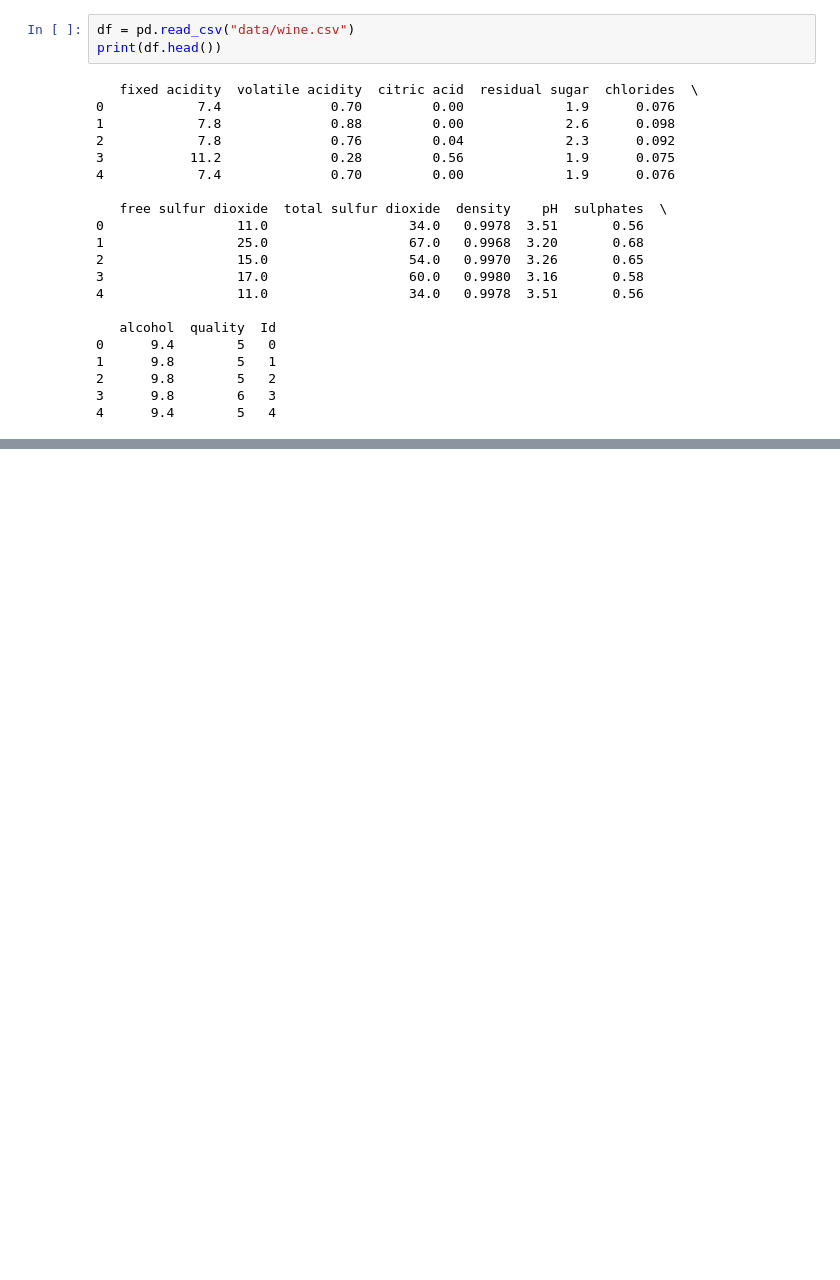
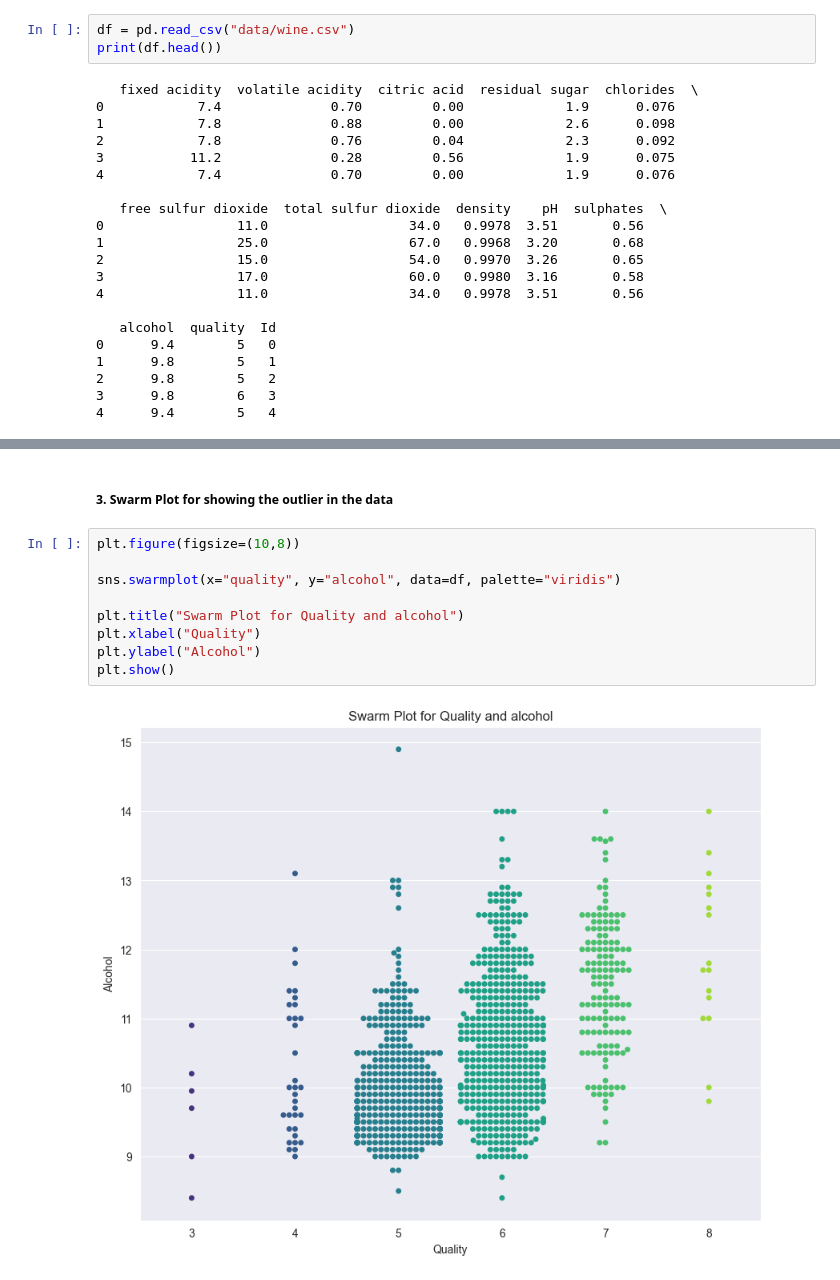
Before and after one commit to Nirajjj11/ml_learning, a Jupyter notebook: eda/eda_on_wineqt.ipynb, the cells around one changed output, grey strips where cells are left out. Saved outputs shown, nothing was run; the diff lists cells and outputs as text; blank space fills up the shorter version.

```diff
--- a/eda/eda_on_wineqt.ipynb
+++ b/eda/eda_on_wineqt.ipynb
@@ -43,0 +175,13 @@ print(df.head())
+# %% [markdown]
+##### 3. Swarm Plot for showing the outlier in the data
+# %%
+plt.figure(figsize=(10,8))
+
+sns.swarmplot(x="quality", y="alcohol", data=df, palette="viridis")
+
+plt.title("Swarm Plot for Quality and alcohol")
+plt.xlabel("Quality")
+plt.ylabel("Alcohol")
+plt.show()
+# %% [output]
+[figure, added]
```
Also changed, not shown: parts of 18 cells of this notebook.
